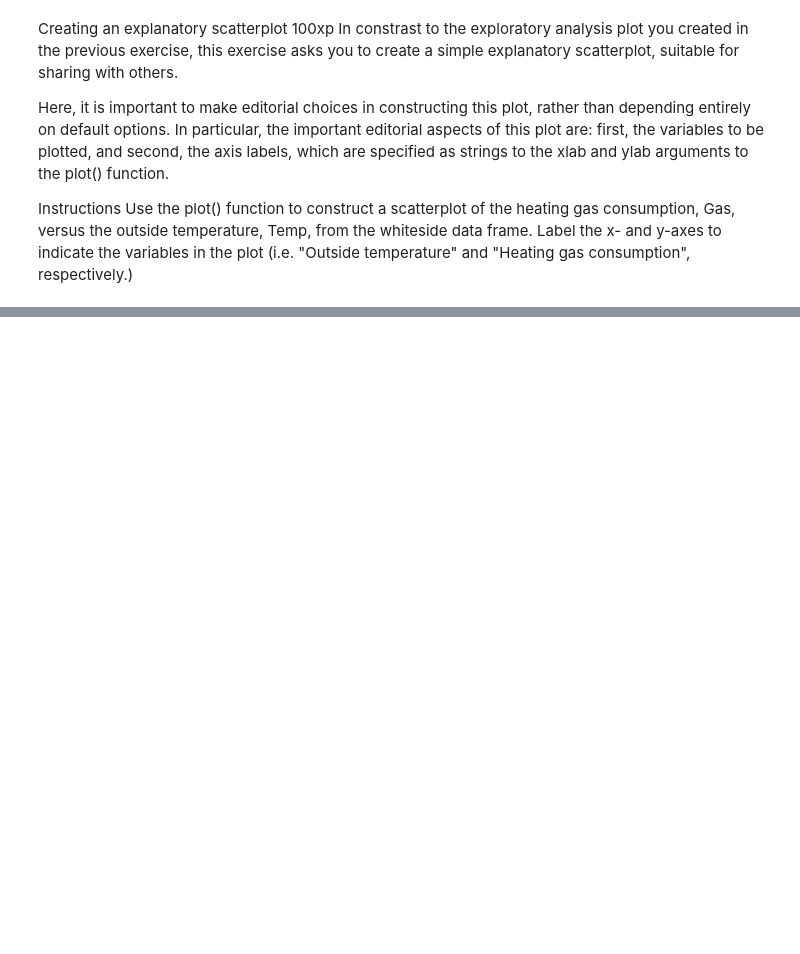
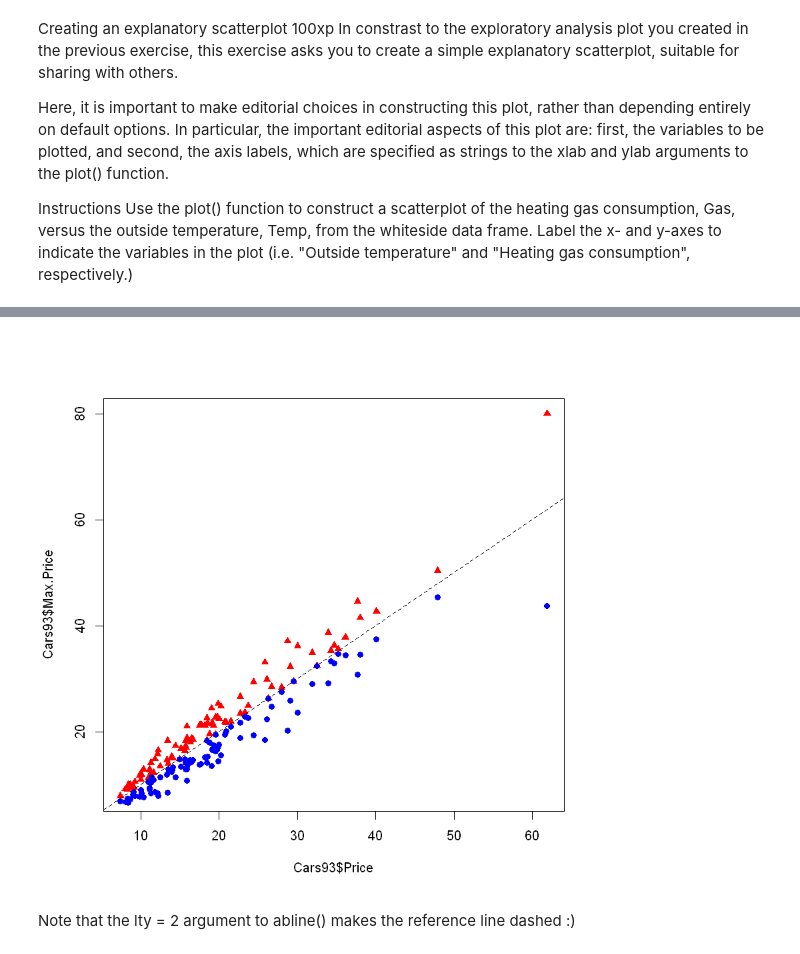
Before and after one commit to ContangoRango/DC-R, a Jupyter notebook: 111. Data Visualization in R/111. Data Visualization in R.ipynb, the cells around one changed output, grey strips where cells are left out. Saved outputs shown, nothing was run; the diff lists cells and outputs as text; code cells hidden in the pictures; blank space fills up the shorter version.

```diff
--- a/111. Data Visualization in R/111. Data Visualization in R.ipynb
+++ b/111. Data Visualization in R/111. Data Visualization in R.ipynb
@@ -32,0 +71,16 @@ Use the plot() function to construct a scatterplot of the heating gas consumptio
+# %%
+# Load the MASS package
+library(MASS)
+
+# Plot Max.Price vs. Price as red triangles
+plot(Cars93$Price, Cars93$Max.Price, pch=17, col="red")
+
+# Add Min.Price vs. Price as blue circles
+points(Cars93$Price, Cars93$Min.Price, pch=16, col="blue")
+
+# Add an equality reference line with abline()
+abline(a = 0, b = 1, lty = 2)
+# %% [output]
+[figure, added]
+# %% [markdown]
+ Note that the lty = 2 argument to abline() makes the reference line dashed :)
```
Also changed, not shown: parts of 123 cells of this notebook, 4 other files.
